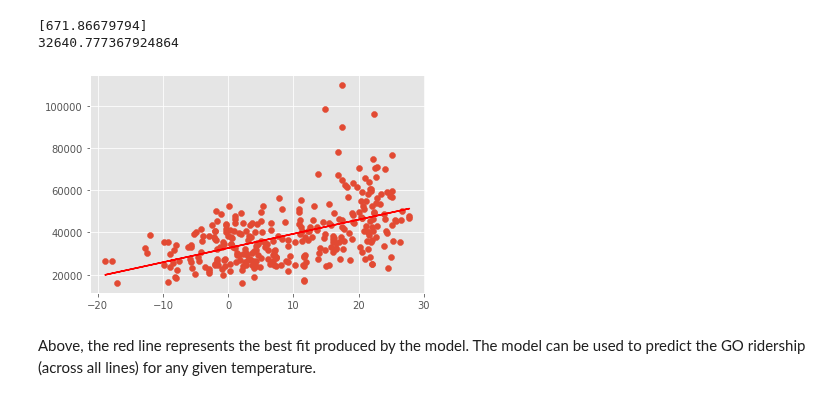
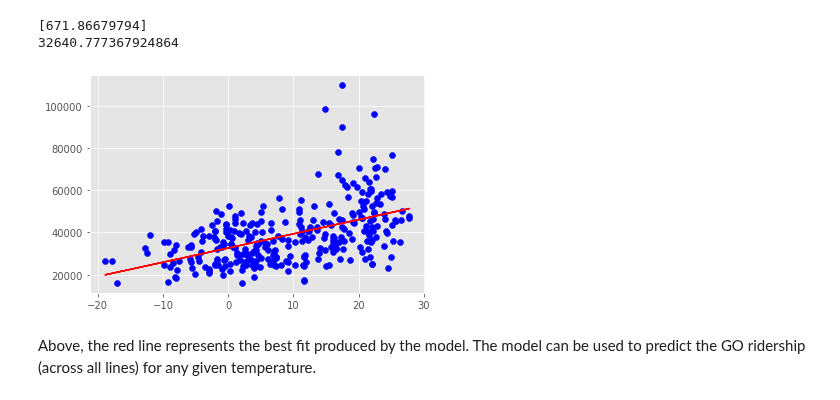
Before and after one commit to VernonNaidoo-Toronto/SCS3250-Group-2-Final-Project, a Jupyter notebook: 3_Machine_Learning.ipynb, the cells around one changed output. Drawn from its saved outputs; the diff is of its cells as text; code cells hidden in the pictures.

```diff
--- a/3_Machine_Learning.ipynb
+++ b/3_Machine_Learning.ipynb
@@ -1030,11 +1030,11 @@ print(weekend_model.intercept_)
 # %%
 # Plotting Mean Temp (°C), Total GO Ridership, and the model
 weekend_predict = weekend_model.predict(X)
-plt.scatter(x=weekend_data['Mean Temp (°C)'], y=weekend_data['Total GO Ridership'])
+plt.scatter(x=weekend_data['Mean Temp (°C)'], y=weekend_data['Total GO Ridership'], color="blue")
 plt.plot(X, weekend_predict, 'r-')
 plt.show()
 # %% [output]
-[figure, old version]
+[figure, new version]
 # %% [markdown]
 Above, the red line represents the best fit produced by the model. The model can be used to predict the GO ridership (across all lines) for any given temperature.
 # %%
```
Also changed, not shown: parts of 3 cells of this notebook.
